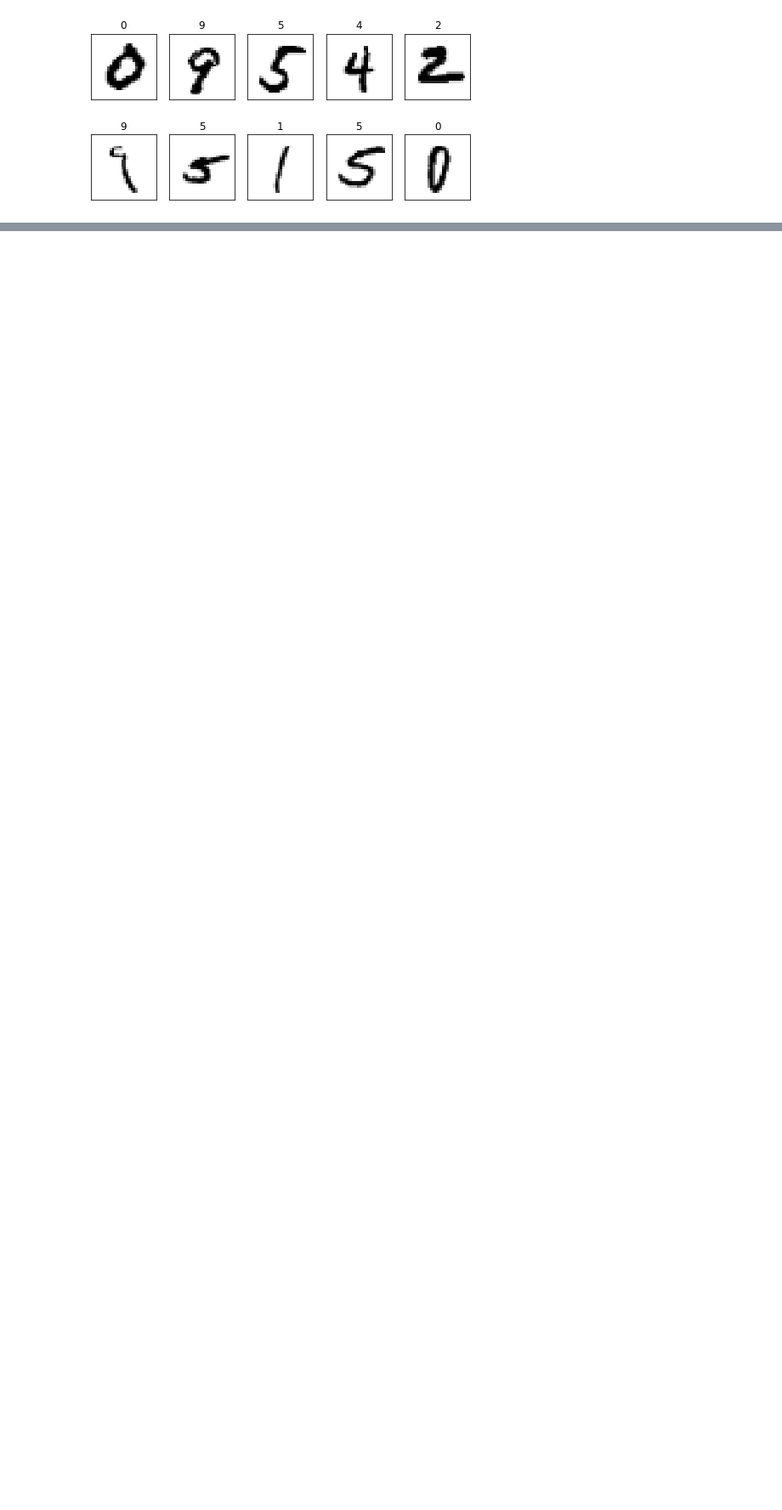
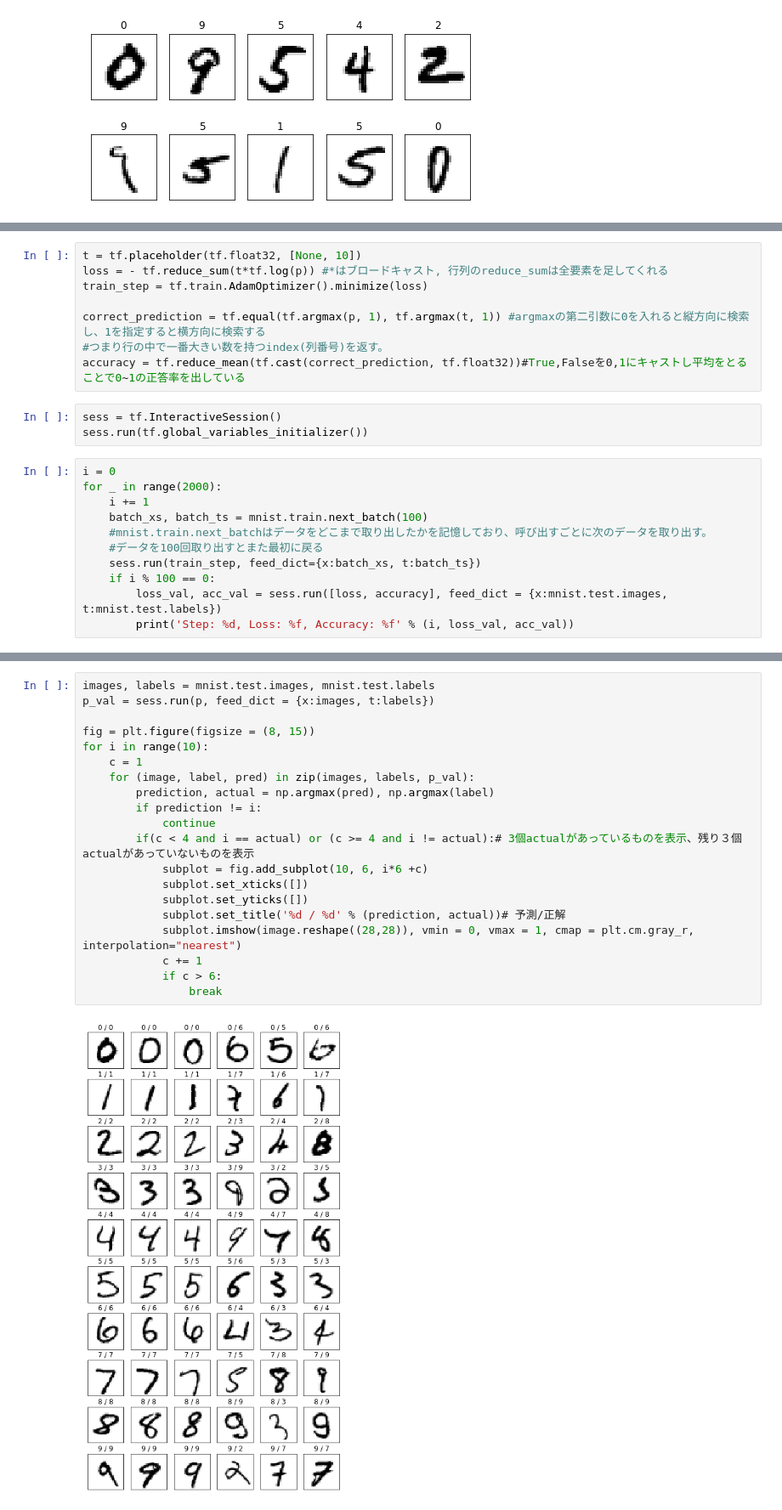
Before and after one commit to IsHYuhi/Introduction_of_DeepLearning, a Jupyter notebook: Chapter2/MNIST.ipynb, the cells around one changed output, grey strips where cells are left out. Shown: that part at 85% size. Saved outputs shown, nothing was run; the diff lists cells and outputs as text; blank space fills up the shorter version.

```diff
--- a/Chapter2/MNIST.ipynb
+++ b/Chapter2/MNIST.ipynb
@@ -58,0 +63,22 @@ for c, (image, label) in enumerate(zip(images, labels)):#zipは最も小さい
+# %%
+t = tf.placeholder(tf.float32, [None, 10])
+loss = - tf.reduce_sum(t*tf.log(p)) #*はブロードキャスト, 行列のreduce_sumは全要素を足してくれる
+train_step = tf.train.AdamOptimizer().minimize(loss)
+
+correct_prediction = tf.equal(tf.argmax(p, 1), tf.argmax(t, 1)) #argmaxの第二引数に0を入れると縦方向に検索し、1を指定すると横方向に検索する
+#つまり行の中で一番大きい数を持つindex(列番号)を返す。
+accuracy = tf.reduce_mean(tf.cast(correct_prediction, tf.float32))#True,Falseを0,1にキャストし平均をとることで0~1の正答率を出している
+# %%
+sess = tf.InteractiveSession()
+sess.run(tf.global_variables_initializer())
+# %%
+i = 0
+for _ in range(2000):
+    i += 1
+    batch_xs, batch_ts = mnist.train.next_batch(100)
+    #mnist.train.next_batchはデータをどこまで取り出したかを記憶しており、呼び出すごとに次のデータを取り出す。
+    #データを100回取り出すとまた最初に戻る
+    sess.run(train_step, feed_dict={x:batch_xs, t:batch_ts})
+    if i % 100 == 0:
+        loss_val, acc_val = sess.run([loss, accuracy], feed_dict = {x:mnist.test.images, t:mnist.test.labels})
+        print('Step: %d, Loss: %f, Accuracy: %f' % (i, loss_val, acc_val))
@@ -58,0 +108,22 @@ for c, (image, label) in enumerate(zip(images, labels)):#zipは最も小さい
+# %%
+images, labels = mnist.test.images, mnist.test.labels
+p_val = sess.run(p, feed_dict = {x:images, t:labels})
+
+fig = plt.figure(figsize = (8, 15))
+for i in range(10):
+    c = 1
+    for (image, label, pred) in zip(images, labels, p_val):
+        prediction, actual = np.argmax(pred), np.argmax(label)
+        if prediction != i:
+            continue
+        if(c < 4 and i == actual) or (c >= 4 and i != actual):# 3個actualがあっているものを表示、残り３個actualがあっていないものを表示
+            subplot = fig.add_subplot(10, 6, i*6 +c)
+            subplot.set_xticks([])
+            subplot.set_yticks([])
+            subplot.set_title('%d / %d' % (prediction, actual))# 予測/正解
+            subplot.imshow(image.reshape((28,28)), vmin = 0, vmax = 1, cmap = plt.cm.gray_r, interpolation="nearest")
+            c += 1
+            if c > 6:
+                break
+# %% [output]
+[figure, added]
```
Also changed, not shown: parts of 5 cells of this notebook, 1 other file.
